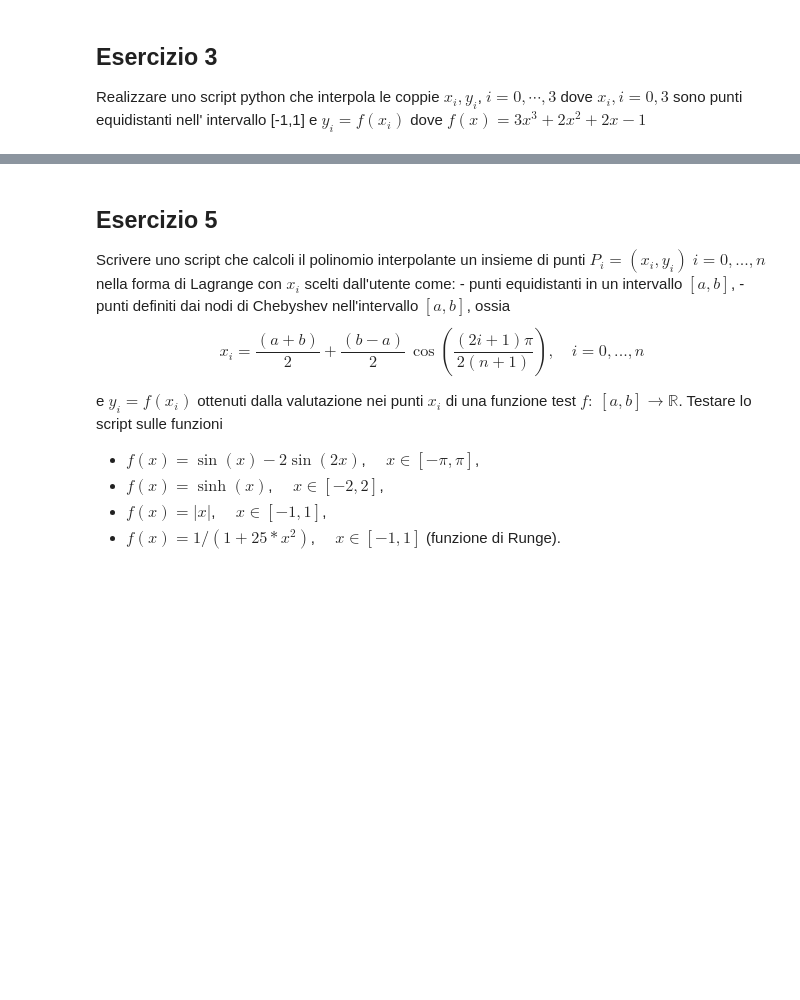
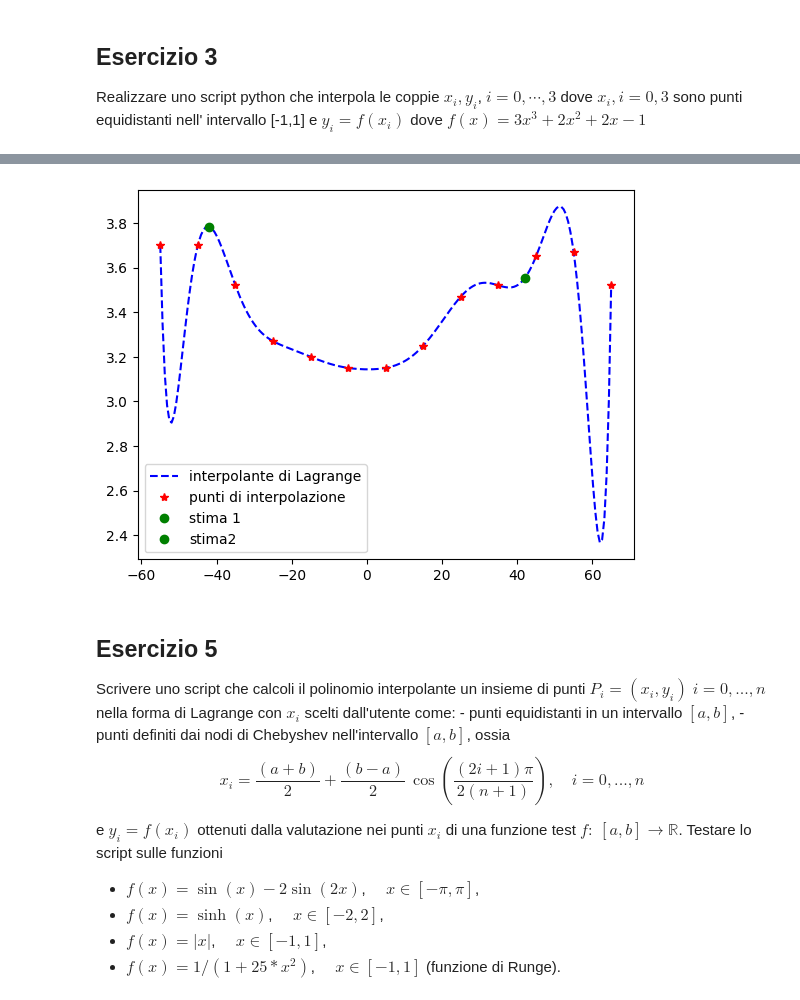
Before and after one commit to AndrewGagliottiUnibo/IoT-Project-network-, a Jupyter notebook: MetodiLab/11/Esercitazione11.ipynb, the cells around one changed output, grey strips where cells are left out. Cells and saved outputs as stored; diff of their text form; code cells hidden in the pictures; blank space fills up the shorter version.

```diff
--- a/MetodiLab/11/Esercitazione11.ipynb
+++ b/MetodiLab/11/Esercitazione11.ipynb
@@ -144,6 +162,24 @@ T=np.array([3.7, 3.7,3.52,3.27, 3.2, 3.15, 3.15, 3.25, 3.47, 3.52, 3.65, 3.67, 3
 
 
 - Si vuole costruire un modello che descriva la legge $T = T(L)$ anche per latitudini non misurate. A tal fine si scriva uno script che fornisca la variazione di temperatura alle latitudini $L = \pm 42$ utilizzando il polinomio interpolante. Visualizzare in un grafico i dati assegnati, il polinomio interpolante e le stime di $T$ ottenute per $L = \pm 42$.
+# %%
+L = np.array([-55, -45, -35, -25, -15, -5, 5, 15, 25, 35, 45, 55, 65])
+T = np.array([3.7, 3.7, 3.52, 3.27, 3.2, 3.15, 3.15,
+             3.25, 3.47, 3.52, 3.65, 3.67, 3.52])
+
+# punti di valutazione per l'interpolante
+xx = np.linspace(np.min(L), np.max(L), 200)
+pol = InterpL(L, T, xx)
+
+pol42 = InterpL(L, T, np.array([42]))
+pol_42 = InterpL(L, T, np.array([-42]))
+
+plt.plot(xx, pol, 'b--', L, T, 'r*', 42, pol42, 'og', -42, pol_42, 'og')
+plt.legend(['interpolante di Lagrange',
+           'punti di interpolazione', 'stima 1', 'stima2'])
+plt.show()
+# %% [output]
+[figure, added]
 # %% [markdown]
 ## Esercizio 5
 
```
Also changed, not shown: parts of 16 cells of this notebook.
